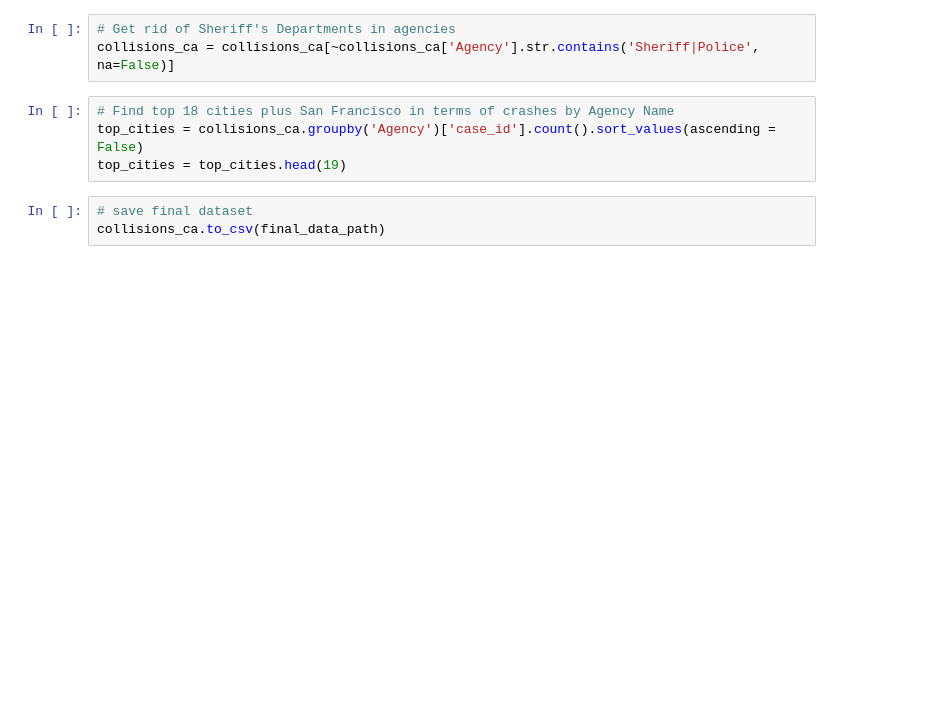
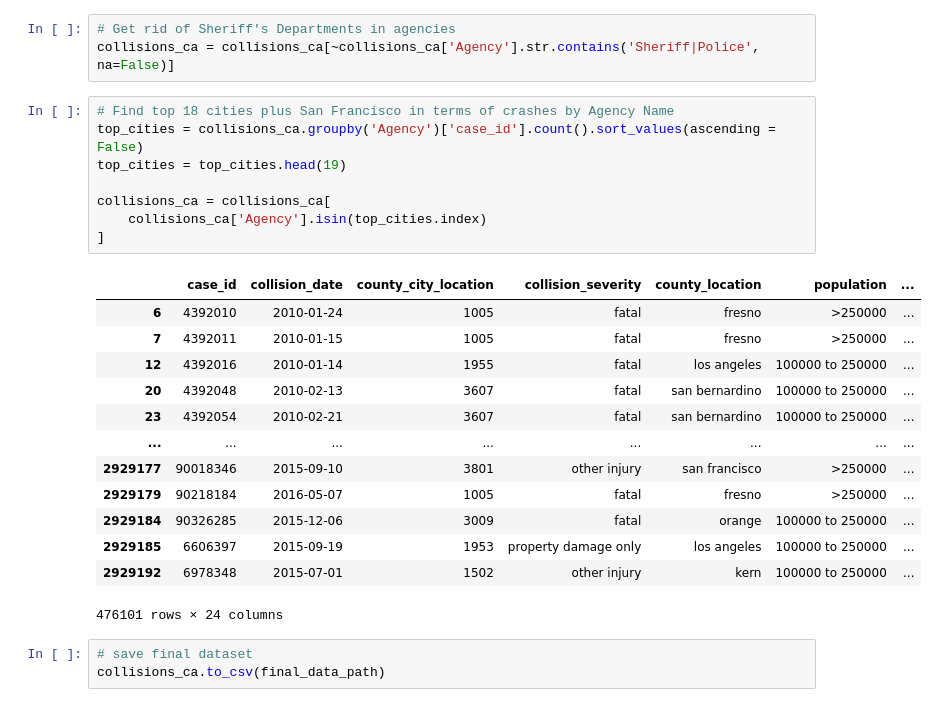
Before and after one commit to utexas-SDS-357/sds357-project-sp26-con-founders, a Jupyter notebook: did/src/did_preprocessing.ipynb, the cells around one changed output. Cells and saved outputs as stored; diff of their text form; blank space fills up the shorter version.

```diff
--- a/did/src/did_preprocessing.ipynb
+++ b/did/src/did_preprocessing.ipynb
@@ -80,7 +95,25 @@ collisions_ca = collisions_ca[~collisions_ca['Agency'].str.contains('Sheriff|Pol
 # %%
 # Find top 18 cities plus San Francisco in terms of crashes by Agency Name
 top_cities = collisions_ca.groupby('Agency')['case_id'].count().sort_values(ascending = False)
 top_cities = top_cities.head(19)
+
+collisions_ca = collisions_ca[
+    collisions_ca['Agency'].isin(top_cities.index)
+]
+# %% [output]
+|  | case_id | collision_date | county_city_location | collision_severity | county_location | population | ... |
+| 6 | 4392010 | 2010-01-24 | 1005 | fatal | fresno | >250000 | ... |
+| 7 | 4392011 | 2010-01-15 | 1005 | fatal | fresno | >250000 | ... |
+| 12 | 4392016 | 2010-01-14 | 1955 | fatal | los angeles | 100000 to 250000 | ... |
+| 20 | 4392048 | 2010-02-13 | 3607 | fatal | san bernardino | 100000 to 250000 | ... |
+| 23 | 4392054 | 2010-02-21 | 3607 | fatal | san bernardino | 100000 to 250000 | ... |
+| ... | ... | ... | ... | ... | ... | ... | ... |
+| 2929177 | 90018346 | 2015-09-10 | 3801 | other injury | san francisco | >250000 | ... |
+| 2929179 | 90218184 | 2016-05-07 | 1005 | fatal | fresno | >250000 | ... |
+| 2929184 | 90326285 | 2015-12-06 | 3009 | fatal | orange | 100000 to 250000 | ... |
+| 2929185 | 6606397 | 2015-09-19 | 1953 | property damage only | los angeles | 100000 to 250000 | ... |
+| 2929192 | 6978348 | 2015-07-01 | 1502 | other injury | kern | 100000 to 250000 | ... |
+476101 rows × 24 columns
 # %%
 # save final dataset
 collisions_ca.to_csv(final_data_path)
```
Also changed, not shown: parts of 3 cells of this notebook, 2 other files.
